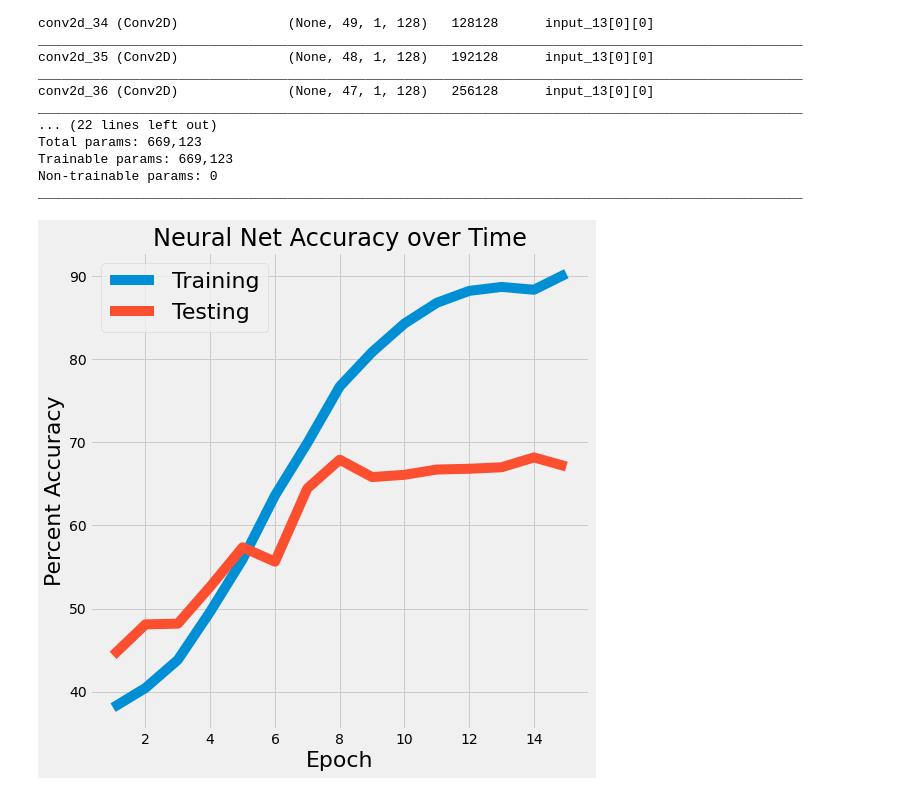
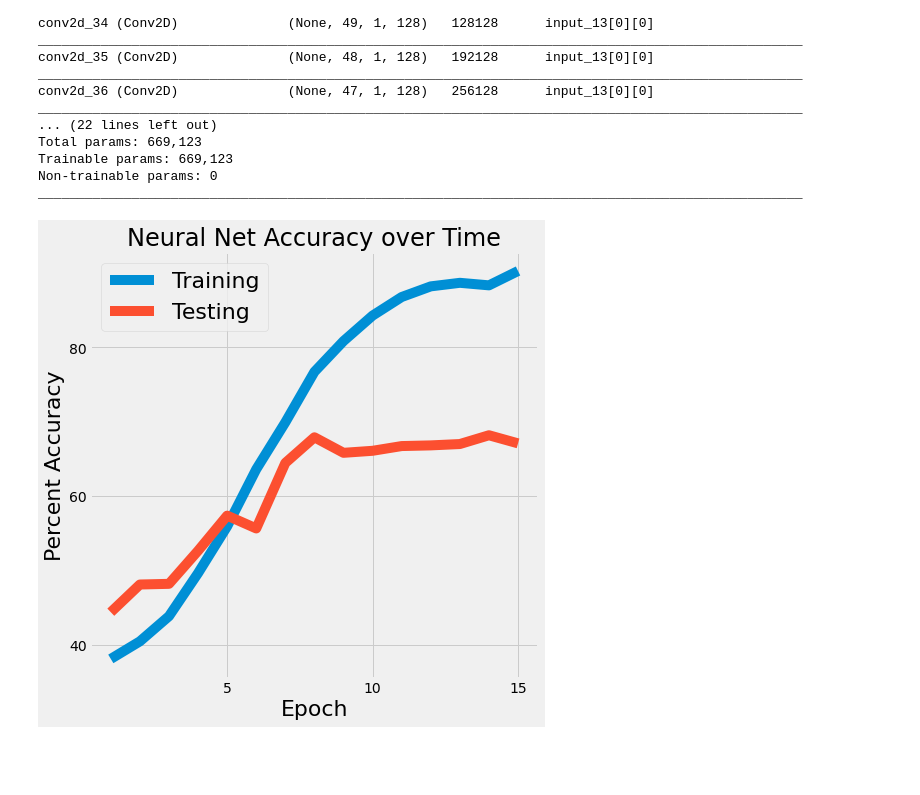
Before and after one commit to Jprebys/video_game_machine_learning, a Jupyter notebook: report/neural_net_implementaion.ipynb, the cells around one changed output. Saved outputs shown, nothing was run; the diff lists cells and outputs as text; code cells hidden in the pictures; blank space fills up the shorter version.

```diff
--- a/report/neural_net_implementaion.ipynb
+++ b/report/neural_net_implementaion.ipynb
@@ -47,26 +74,23 @@ word2vec_path = 'http://wikipedia2vec.s3.amazonaws.com/models/en/2018-04-20/enwi
 word2vec = gensim.models.KeyedVectors.load_word2vec_format(word2vec_path, limit=1000000)
 # %%
 
-def get_all_word2vec(tokens_list, vector, generate_missing=False, k=300, sent_length=100):
-    imputed = 0
-    if len(tokens_list)<1:
-        return np.zeros(k)
-    if generate_missing:
-        vectorized = [vector[word] if word in vector else np.random.rand(k) for word in tokens_list]
+def get_all_word2vec(tokens_list, vector, k=300, sent_length=100):
+    '''Make a '''
 
-    else:
-        vectorized = [vector[word] if word in vector else np.zeros(k) for word in tokens_list]
+    vectorized = [vector[word] if word in vector else np.random.rand(k) for word in tokens_list]
+
     for _ in range(sent_length - len(tokens_list)):
         vectorized.append(np.zeros(k))
     return np.array(vectorized[:sent_length])
 
-def get_word2vec_embeddings(vectors, clean_questions, generate_missing=False, k=300, sent_length=100):
-    embeddings = df['tokens'].apply(lambda x: get_all_word2vec(x, vectors, generate_missing=generate_missing, k=k, sent_length=sent_length))
+def get_word2vec_embeddings(vectors, clean_questions, k=300, sent_length=100):
+
+    embeddings = df['tokens'].apply(lambda x: get_all_word2vec(x, vectors, k=k, sent_length=sent_length))
     return list(embeddings)
 # %%
 SENTENCE_LENGTH = 50
 
-embeddings = get_word2vec_embeddings(word2vec, df, True, 500, SENTENCE_LENGTH)
+embeddings = get_word2vec_embeddings(word2vec, df, 500, SENTENCE_LENGTH)
 
 X_train_word2vec, X_test_word2vec, y_train_word2vec, y_test_word2vec = train_test_split(embeddings, df.success,
                                                                                         test_size=0.2, random_state=40)
@@ -168,13 +192,13 @@ import matplotlib.pyplot as plt
 # %%
 fig, ax = plt.subplots(figsize=(8,8))
 epochs = range(1,16)
 ax.plot(epochs, acc[:15], linewidth=10, label='Training')
 ax.plot(epochs, valacc[:15] + 2, linewidth=10, label='Testing')
 ax.set_title('Neural Net Accuracy over Time',fontsize=24)
 ax.set_xlabel('Epoch', fontsize=22)
 ax.set_ylabel('Percent Accuracy', fontsize=22)
 ax.legend(fontsize=22)
+plt.rcParams['font.size'] = 36
 plt.tight_layout(1.15)
-plt.savefig('../src/figures/cnn_accuracy.png')
 # %% [output]
-[figure, old version]
+[figure, new version]
```
Also changed, not shown: parts of 8 cells of this notebook, 6 other files.
